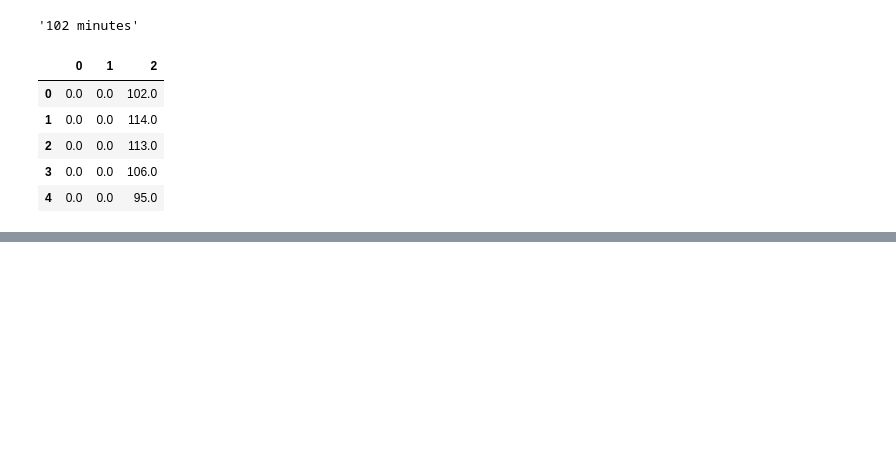
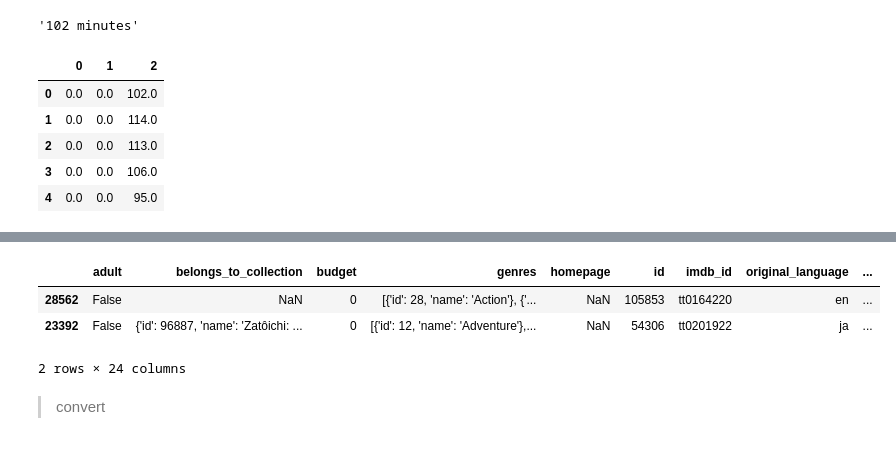
Before and after one commit to DonnieData/Movies-ETL, a Jupyter notebook: Movies_ETL.ipynb, the cells around one changed output, grey strips where cells are left out. Drawn from its saved outputs; the diff is of its cells as text; code cells hidden in the pictures; blank space fills up the shorter version.

```diff
--- a/Movies_ETL.ipynb
+++ b/Movies_ETL.ipynb
@@ -915,0 +938,9 @@ wiki_movies_df.drop('Running time', axis=1, inplace=True)
+# %%
+kaggle_metadata.sample(2)
+# %% [output]
+|  | adult | belongs_to_collection | budget | genres | homepage | id | imdb_id | original_language | ... |
+| 28562 | False | NaN | 0 | [{'id': 28, 'name': 'Action'}, {'... | NaN | 105853 | tt0164220 | en | ... |
+| 23392 | False | {'id': 96887, 'name': 'Zatôichi: ... | 0 | [{'id': 12, 'name': 'Adventure'},... | NaN | 54306 | tt0201922 | ja | ... |
+2 rows × 24 columns
+# %% [markdown]
+> convert
```
Also changed, not shown: parts of 7 cells of this notebook.
